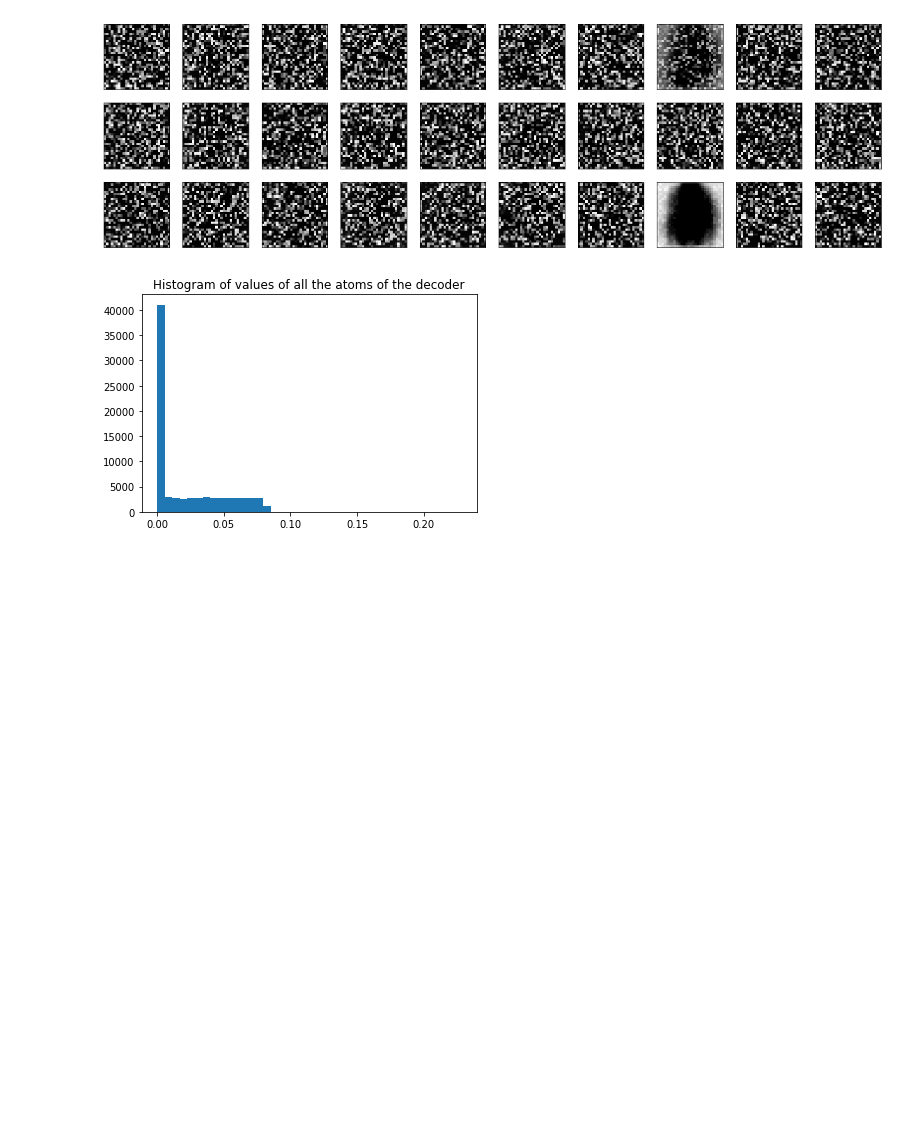
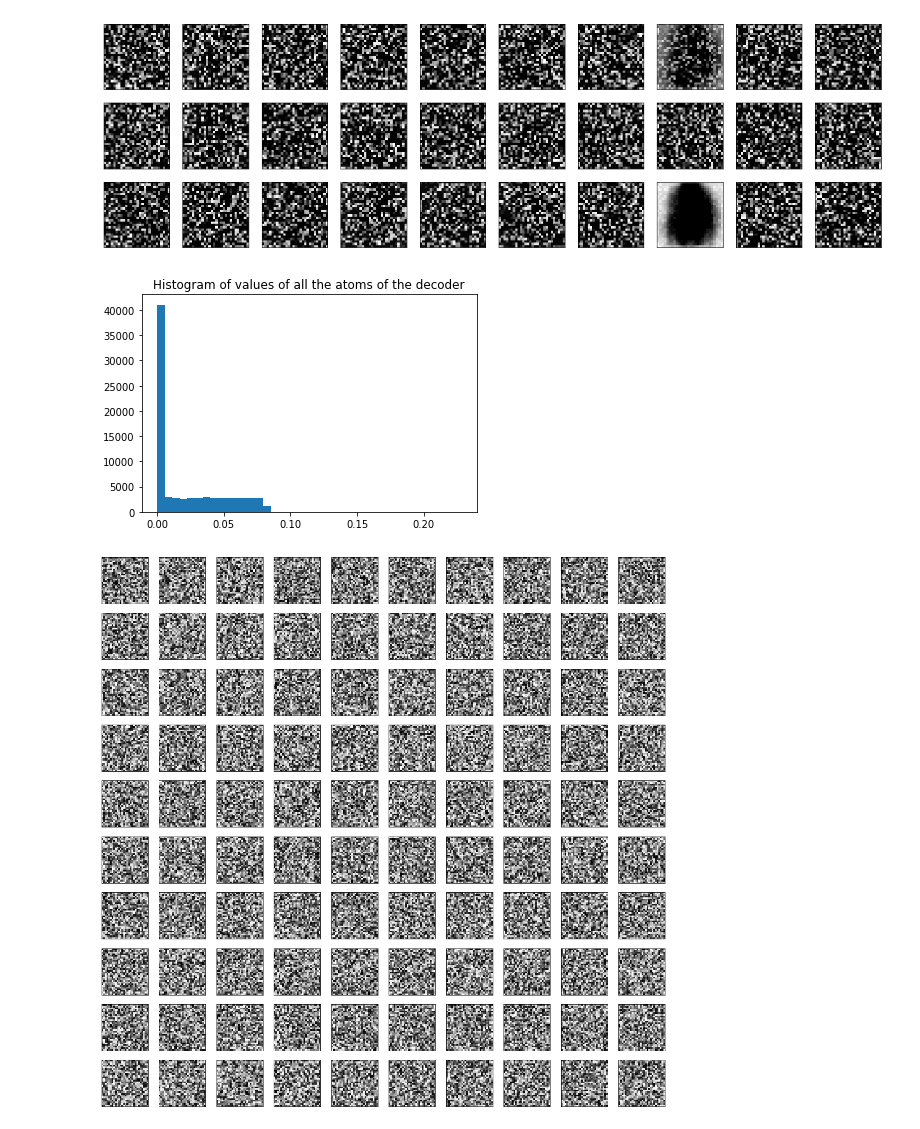
Before and after one commit to PonchonB/Mathematical_Morphologies_And_Deep_Learning, a Jupyter notebook: Notebooks/18_11_22_ShallowAE_with_MaxPlusDense_Decoder.ipynb, the cells around one changed output. Drawn from its saved outputs; the diff is of its cells as text; code cells hidden in the pictures; blank space fills up the shorter version.

```diff
--- a/Notebooks/18_11_22_ShallowAE_with_MaxPlusDense_Decoder.ipynb
+++ b/Notebooks/18_11_22_ShallowAE_with_MaxPlusDense_Decoder.ipynb
@@ -66,3 +68,9 @@ AE.plot_histograms_of_the_decoder_atoms()
 [figure]
 [figure]
 [figure]
+# %%
+AE_dil = AE.apply_operator_to_decoder_atoms(morphoMaths.dilatation, SE_scale=1)
+# %%
+AE.plot_atoms_decoder()
+# %% [output]
+[figure, added]
```
Also changed, not shown: parts of 6 cells of this notebook, 3 other files.
